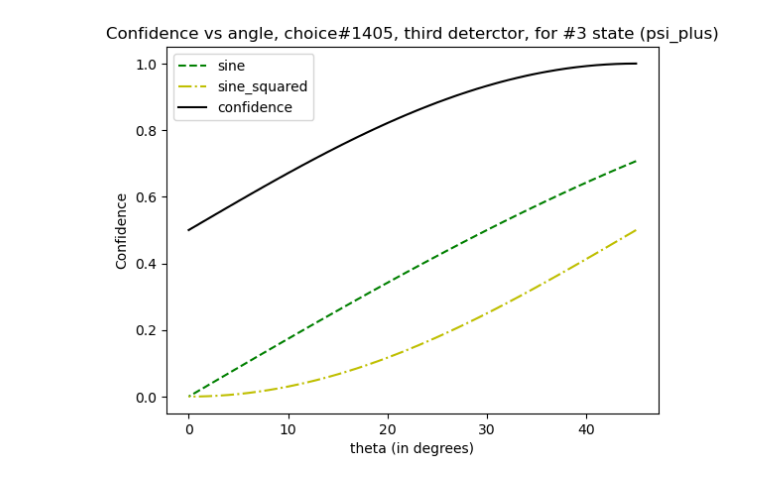
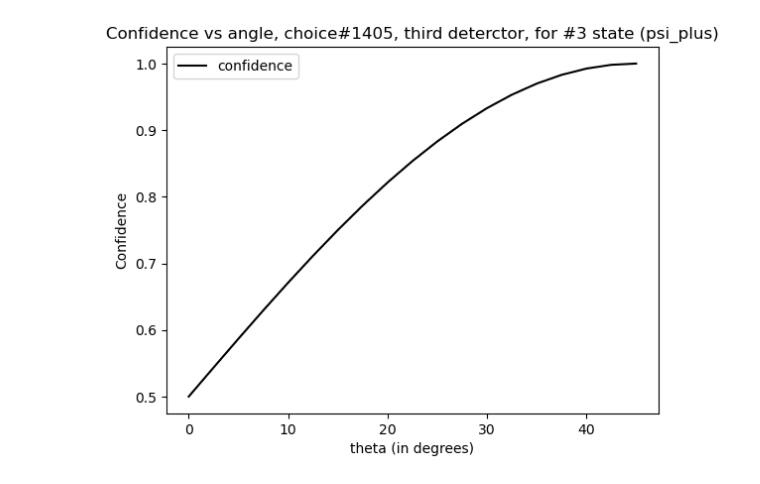
Before and after one commit to pranjagar/Bell-like-Quantum-State-Discrimination, a Jupyter notebook: Bell_like_Theta_confidence_relation.ipynb, the cells around one changed output. Cells and saved outputs as stored; diff of their text form; code cells hidden in the pictures.

```diff
--- a/Bell_like_Theta_confidence_relation.ipynb
+++ b/Bell_like_Theta_confidence_relation.ipynb
@@ -9,20 +10,20 @@ import Functions_module_beta as fn
 from Functions_module_beta import MatrixAction, SystemAction
 import custom_functions_01 as cfn
 # %%
-theta_list = np.linspace(45,0,46)
+theta_list = np.linspace(45,0,19)
 # print(theta_list)
 splitters_choice = Data.big_phi_abstract[1405]
 third_detector_outs = [cfn.Four_list(splitters_choice, theta = i, compared = True) for i in theta_list]
 confidence_list = [cfn.Confidence(i, port=3, state_number= 3) for i in third_detector_outs]
 # confidence_list = [((i[2][2])**2/(sum([j**2 for j in i[2]]))) for i in third_detector_outs]    # alternate, direct way
-confidence_list;
+# confidence_list
 # %%
-plt.plot(theta_list, np.sin((theta_list)*np.pi/180),'--g', label = "sine")
-plt.plot(theta_list, (np.sin(theta_list*np.pi/180))**2,'-.y', label = "sine_squared")
+# plt.plot(theta_list, np.sin((theta_list)*np.pi/180),'--g', label = "sine")
+# plt.plot(theta_list, (np.sin(theta_list*np.pi/180))**2,'-.y', label = "sine_squared")
 plt.plot(theta_list,confidence_list, '-k', label = "confidence")
 plt.title('Confidence vs angle, choice#1405, third deterctor, for #3 state (psi_plus)')
 plt.ylabel('Confidence')
 plt.xlabel('theta (in degrees)')
 plt.legend();
 # %% [output]
-[figure, old version]
+[figure, new version]
```
Also changed, not shown: parts of 13 cells of this notebook, 4 other files.
